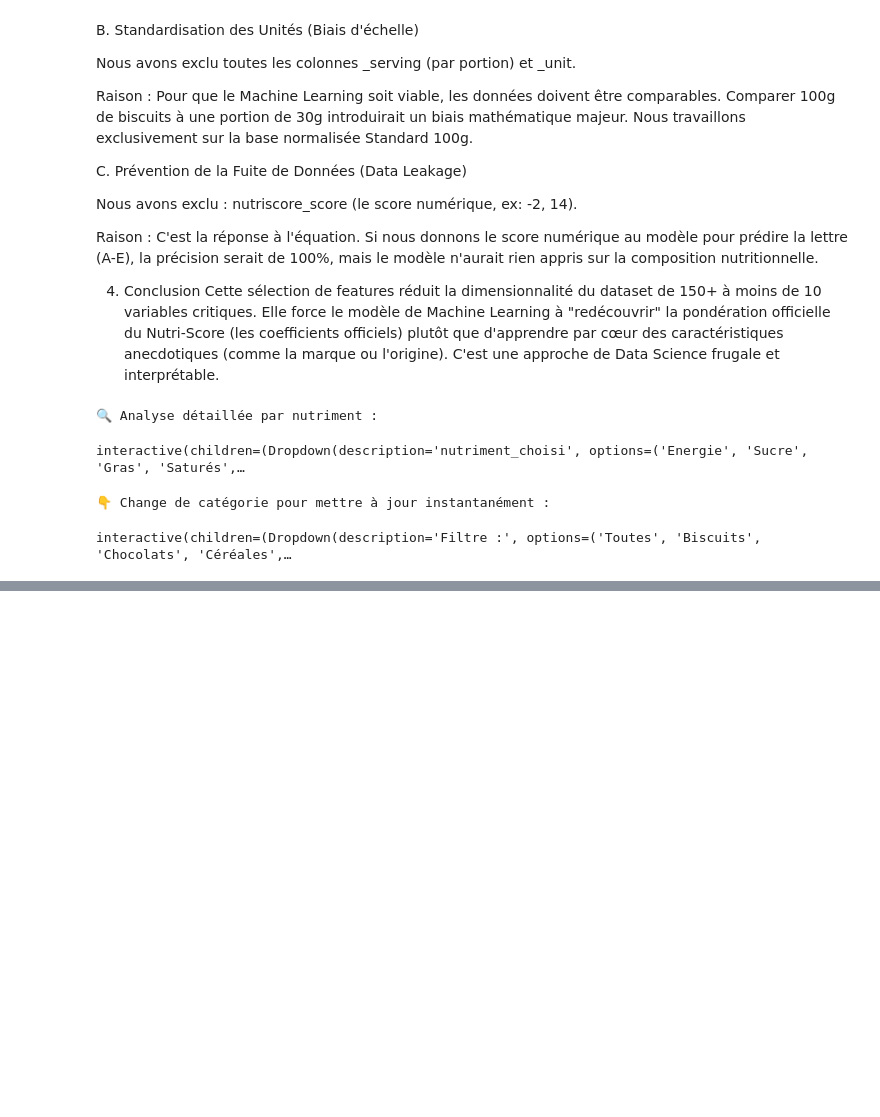
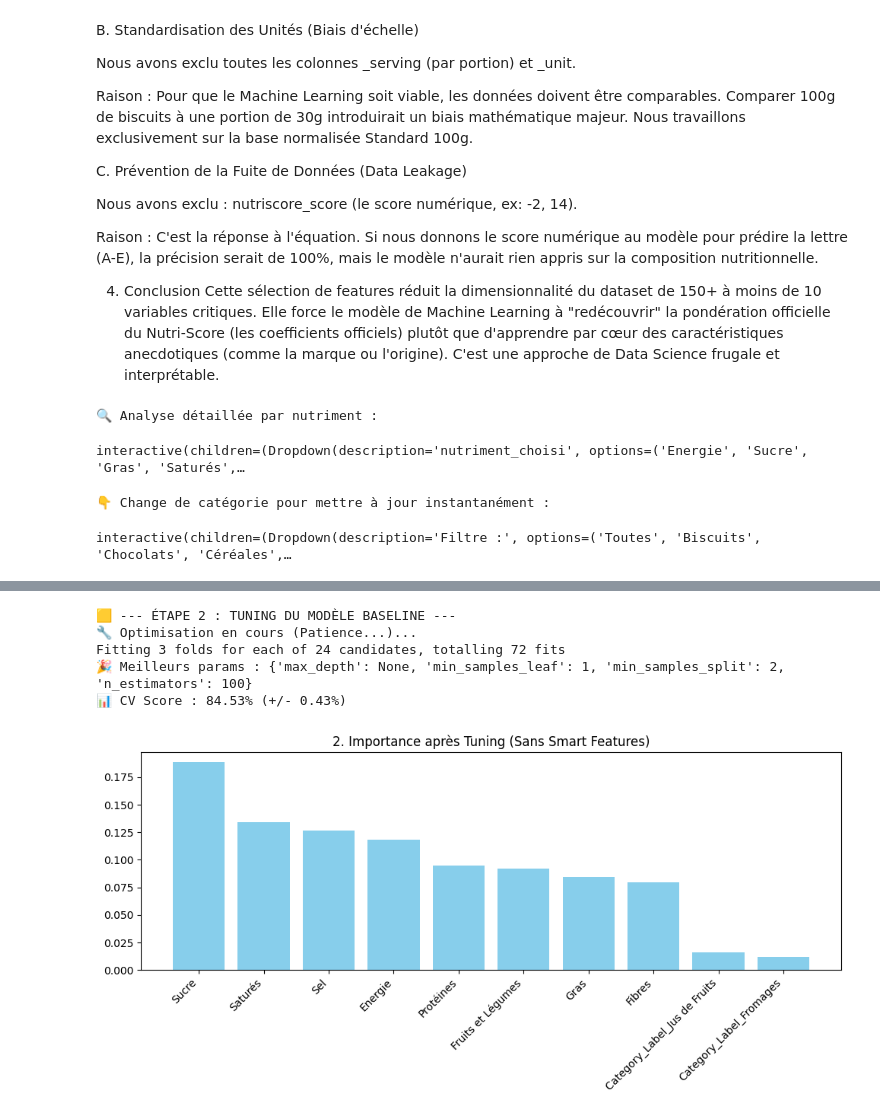
Before and after one commit to Mc3li3/ENSAE-Python-pour-la-data-science, a Jupyter notebook: src/main.ipynb, the cells around one changed output, grey strips where cells are left out. Drawn from its saved outputs; the diff is of its cells as text; code cells hidden in the pictures; blank space fills up the shorter version.

```diff
--- a/src/main.ipynb
+++ b/src/main.ipynb
@@ -156,0 +159,17 @@ Un produit avec 30g de sucre et 10g de gras saturés aurait la note : E
+# %%
+# =========================================================
+# 2️⃣ HYPERPARAMÈTRES (Optimisation du modèle de base)
+# =========================================================
+print("\n🟨 --- ÉTAPE 2 : TUNING DU MODÈLE BASELINE ---")
+predictor.optimize_hyperparameters()
+scores_history['2. Baseline Tuned'] = predictor.evaluate(method="cross_val")
+
+# 📊 VUE 2 : Est-ce que le tuning change la logique ?
+predictor.plot_feature_importance(top_n=10, custom_title="2. Importance après Tuning (Sans Smart Features)")
+# %% [output]
+🟨 --- ÉTAPE 2 : TUNING DU MODÈLE BASELINE ---
+🔧 Optimisation en cours (Patience...)...
+Fitting 3 folds for each of 24 candidates, totalling 72 fits
+🎉 Meilleurs params : {'max_depth': None, 'min_samples_leaf': 1, 'min_samples_split': 2, 'n_estimators': 100}
+📊 CV Score : 84.53% (+/- 0.43%)
+[figure, added]
```
Also changed, not shown: parts of 5 cells of this notebook, 2 other files.
